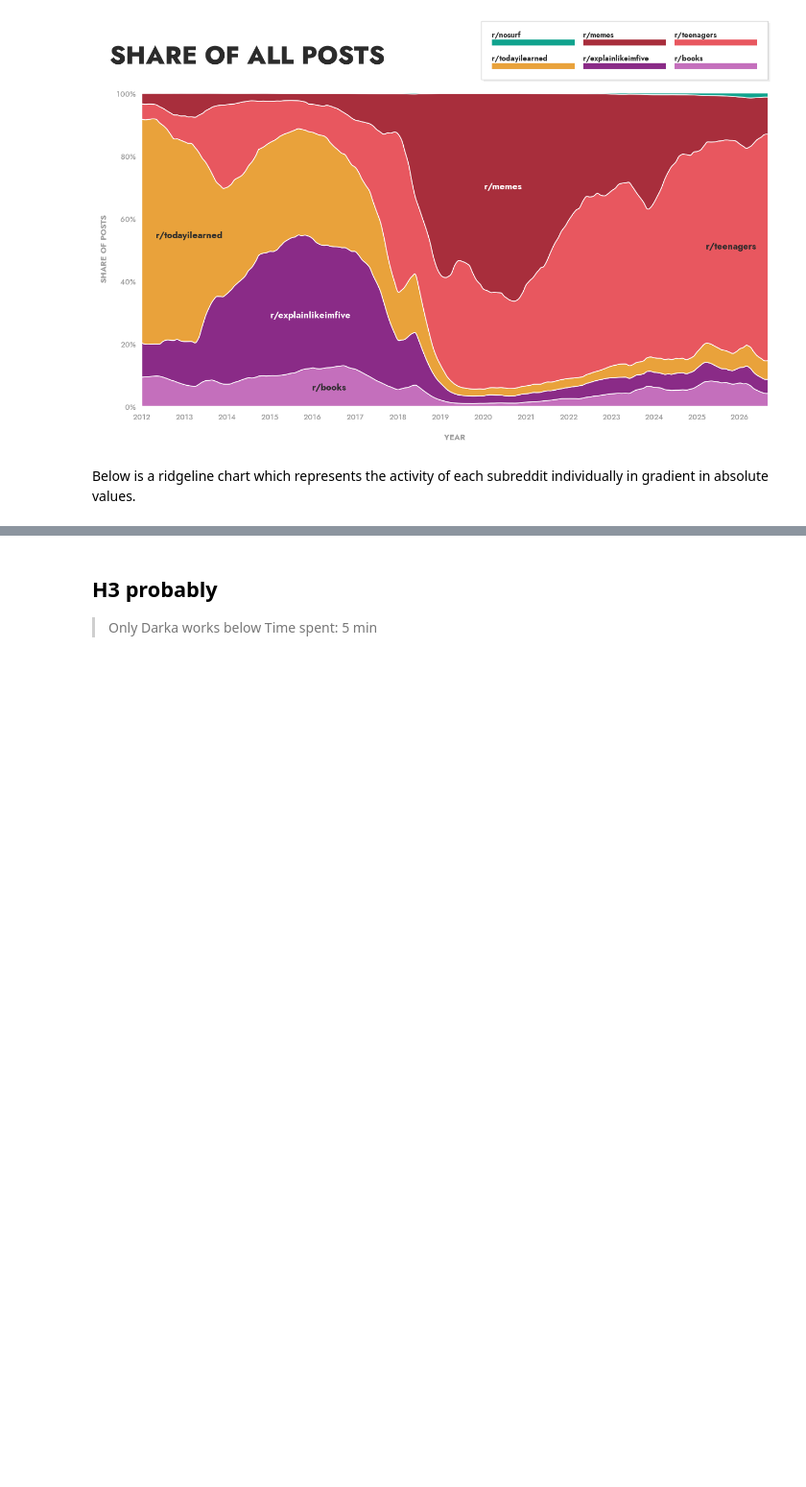
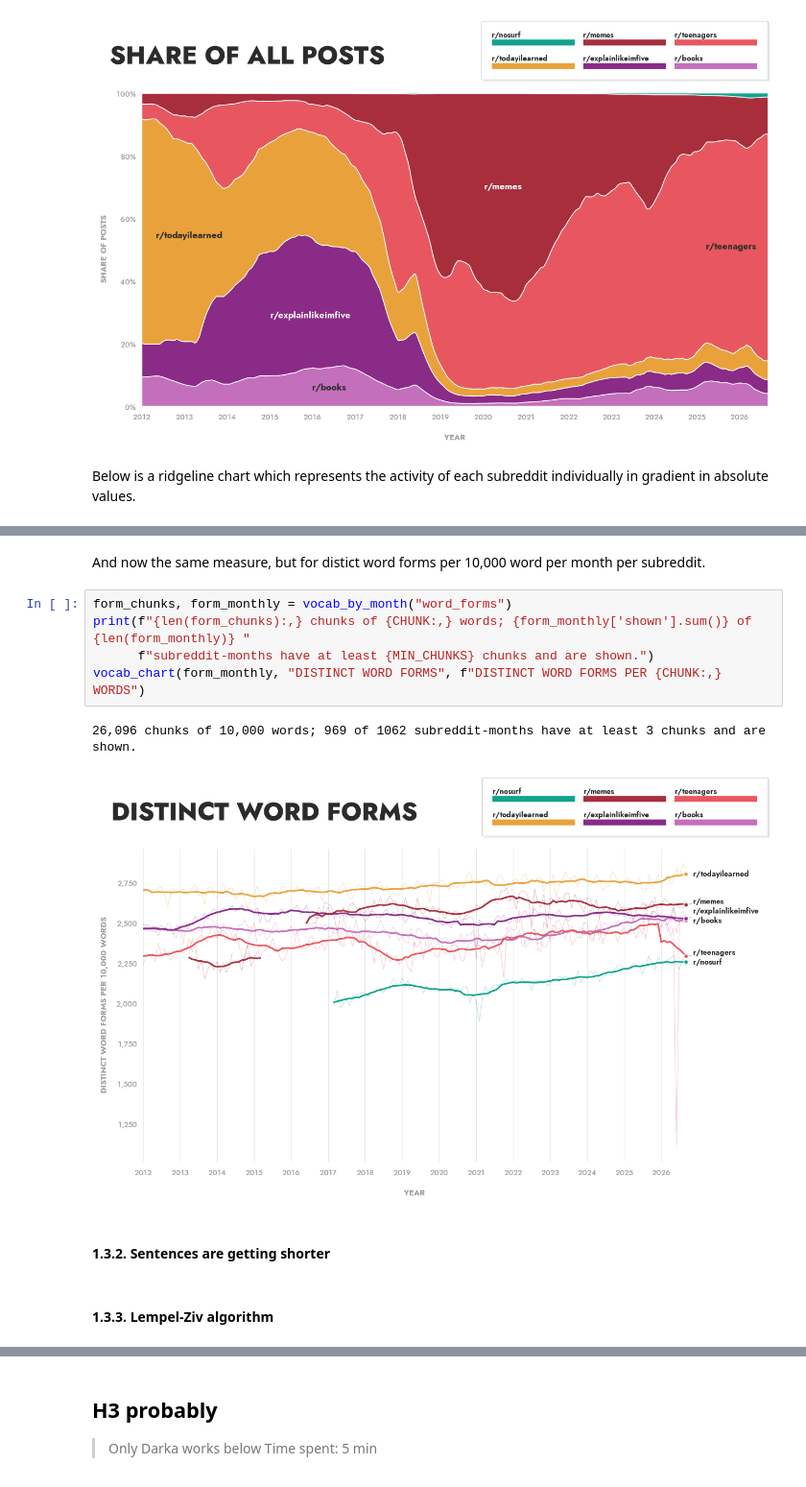
Before and after one commit to DanyloBeha/css-brainrot, a Jupyter notebook: exploratory-data-analysis/eda.ipynb, the cells around one changed output, grey strips where cells are left out. Shown at 96% size. Drawn from its saved outputs; the diff is of its cells as text; blank space fills up the shorter version.

Commit message:
feat: add shrinking vocabulary vizualisation

```diff
--- a/exploratory-data-analysis/eda.ipynb
+++ b/exploratory-data-analysis/eda.ipynb
@@ -483,0 +650,14 @@ correlations, spikes, or patterns worth explaining
+# %% [markdown]
+And now the same measure, but for distict word forms per 10,000 word per month per subreddit.
+# %%
+form_chunks, form_monthly = vocab_by_month("word_forms")
+print(f"{len(form_chunks):,} chunks of {CHUNK:,} words; {form_monthly['shown'].sum()} of {len(form_monthly)} "
+      f"subreddit-months have at least {MIN_CHUNKS} chunks and are shown.")
+vocab_chart(form_monthly, "DISTINCT WORD FORMS", f"DISTINCT WORD FORMS PER {CHUNK:,} WORDS")
+# %% [output]
+26,096 chunks of 10,000 words; 969 of 1062 subreddit-months have at least 3 chunks and are shown.
+[figure, added]
+# %% [markdown]
+#### 1.3.2. Sentences are getting shorter
+# %% [markdown]
+#### 1.3.3. Lempel-Ziv algorithm
```
Also changed, not shown: parts of 6 cells of this notebook.
